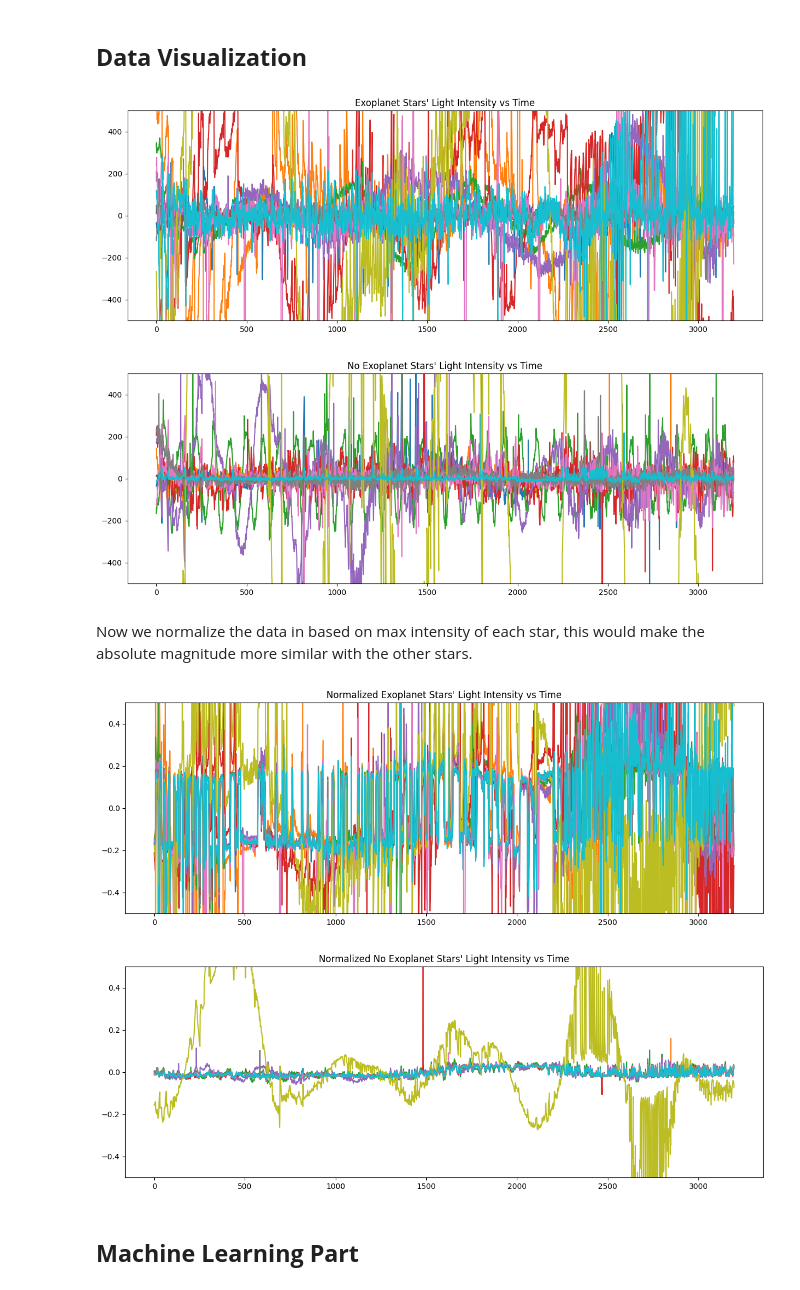
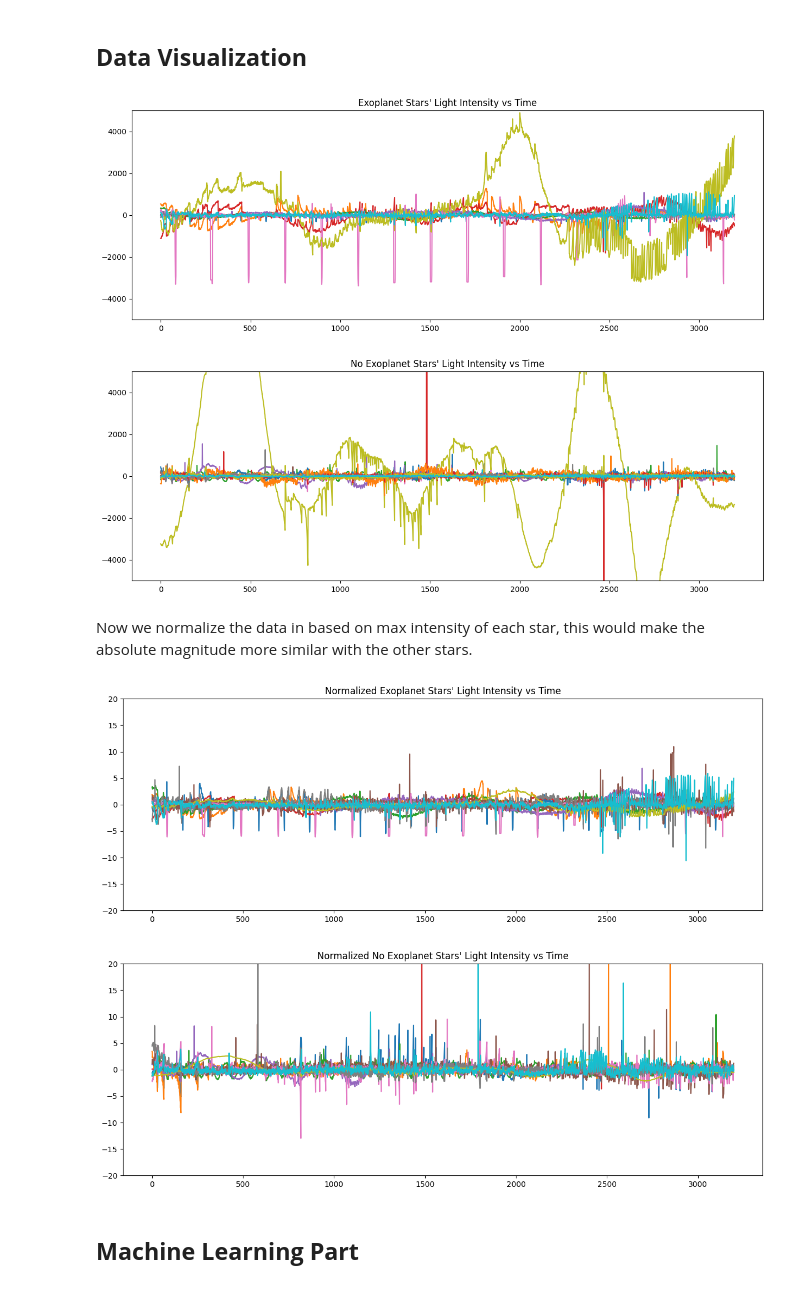
Before and after one commit to alken01/Exoplanet-Hunting, a Jupyter notebook: main.ipynb, the cells around one changed output. Drawn from its saved outputs; the diff is of its cells as text; code cells hidden in the pictures.

Commit message:
fixed normalize

```diff
--- a/main.ipynb
+++ b/main.ipynb
@@ -96,29 +95,39 @@ exoplanets
 # %% [markdown]
 ## **Data Visualization**
 # %%
-def plotTheData(data_name, title, limit, rang=10):
+def plotTheData(data_name, title, ylimit, xlimit, rang=10):
     plt.figure(figsize=(15,5))
+    if rang == 0:
+        rang = len(data_name)-1
     for i in range(0,rang):
         plt.plot(data_name[i])
-        if limit != 0:
-            plt.ylim([-1*limit,limit])
+        if ylimit != 0:
+            plt.ylim([-1*ylimit,ylimit])
+        if xlimit != 0:
+            plt.xlim(0,xlimit);
     plt.title(label=title)
     plt.show()
 # %%
-plotTheData(exoplanets,'Exoplanet Stars\' Light Intensity vs Time', 500)
+plotTheData(exoplanets,'Exoplanet Stars\' Light Intensity vs Time', 5000,0,10)
 # %% [output]
-[figure, old version]
+[figure, new version]
 # %%
-plotTheData(no_exoplanets,'No Exoplanet Stars\' Light Intensity vs Time', 500)
+plotTheData(no_exoplanets,'No Exoplanet Stars\' Light Intensity vs Time', 5000,0,20)
 # %% [output]
-[figure, old version]
+[figure, new version]
 # %% [markdown]
 Now we normalize the data in based on max intensity of each star, this would make the absolute magnitude more similar with the other stars.
 # %%
+def featureNormalizeArray(X_array):
+    normalized_array = []
+    for X in X_array:
+        normalized_array.append(featureNormalize(X))
+    return np.array(normalized_array)
+
 # Code Assignment starts here
 # EX1. Optional Exercises:
 # 3.1 Feature Normalization
-def  featureNormalize(X):
+def featureNormalize(X):
     """
     Normalizes the features in X. returns a normalized version of X where
     the mean value of  xeach feature is 0 and the standard deviation
@@ -137,8 +146,8 @@ def  featureNormalize(X):
     """
     # You need to set these values correctly
     X_norm = X.copy()
-    mu = np.zeros(X.shape[1])
-    sigma = np.zeros(X.shape[1])
+    mu = np.zeros(X.shape)
+    sigma = np.zeros(X.shape)
 
     # =========================== YOUR CODE HERE =====================
     mu = np.mean(X, axis=0)
@@ -157,11 +161,14 @@ normalized_no_exo = featureNormalize(no_exoplanets)
+# %%
+normalized_exo = featureNormalizeArray(exoplanets)
+normalized_no_exo = featureNormalizeArray(no_exoplanets)
 # %%
-plotTheData(normalized_exo,'Normalized Exoplanet Stars\' Light Intensity vs Time',0.5)
+plotTheData(normalized_exo,'Normalized Exoplanet Stars\' Light Intensity vs Time',20,0)
 # %% [output]
-[figure, old version]
+[figure, new version]
 # %%
-plotTheData(normalized_no_exo,'Normalized No Exoplanet Stars\' Light Intensity vs Time',0.5,10)
+plotTheData(normalized_no_exo,'Normalized No Exoplanet Stars\' Light Intensity vs Time',20,0)
 # %% [output]
-[figure, old version]
+[figure, new version]
 # %% [markdown]
 ## **Machine Learning Part**
 # %% [markdown]
```
Also changed, not shown: parts of 6 cells of this notebook.
